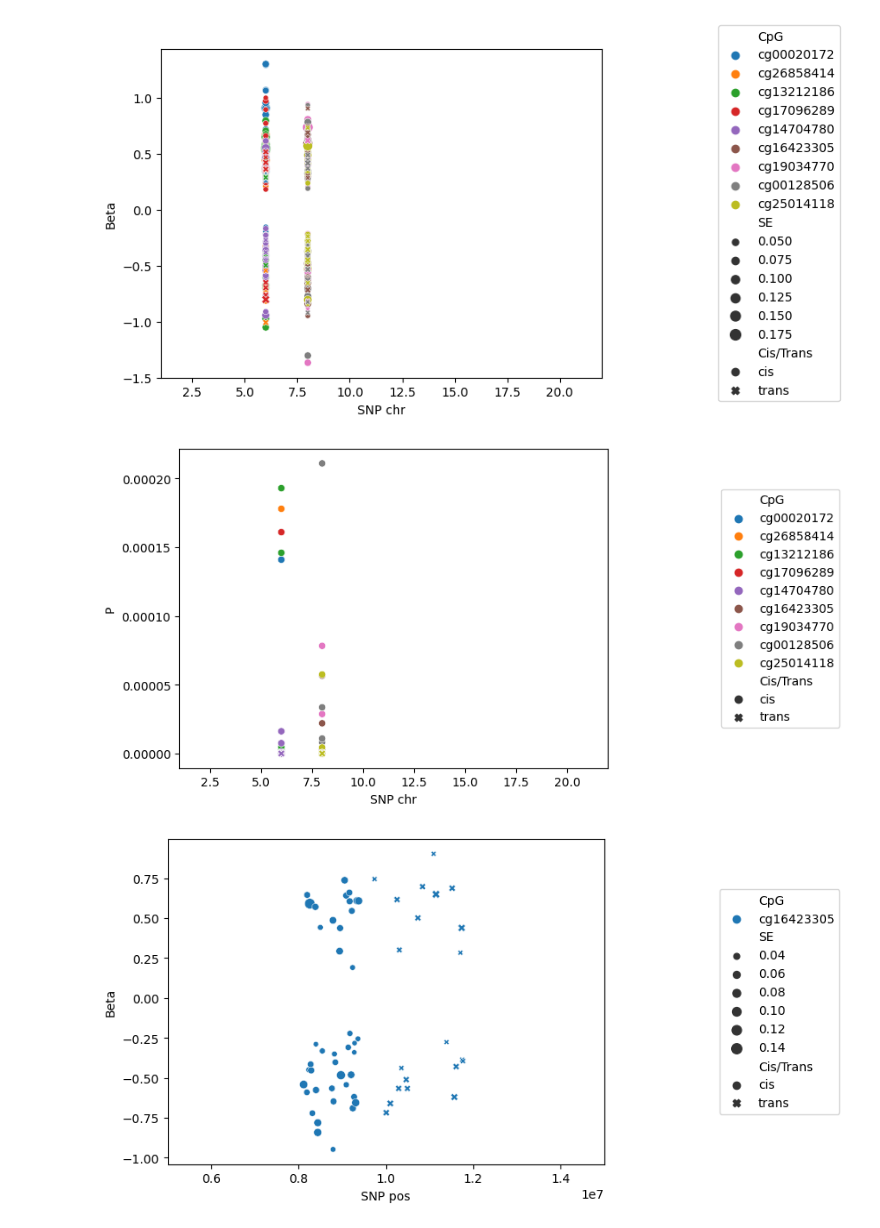
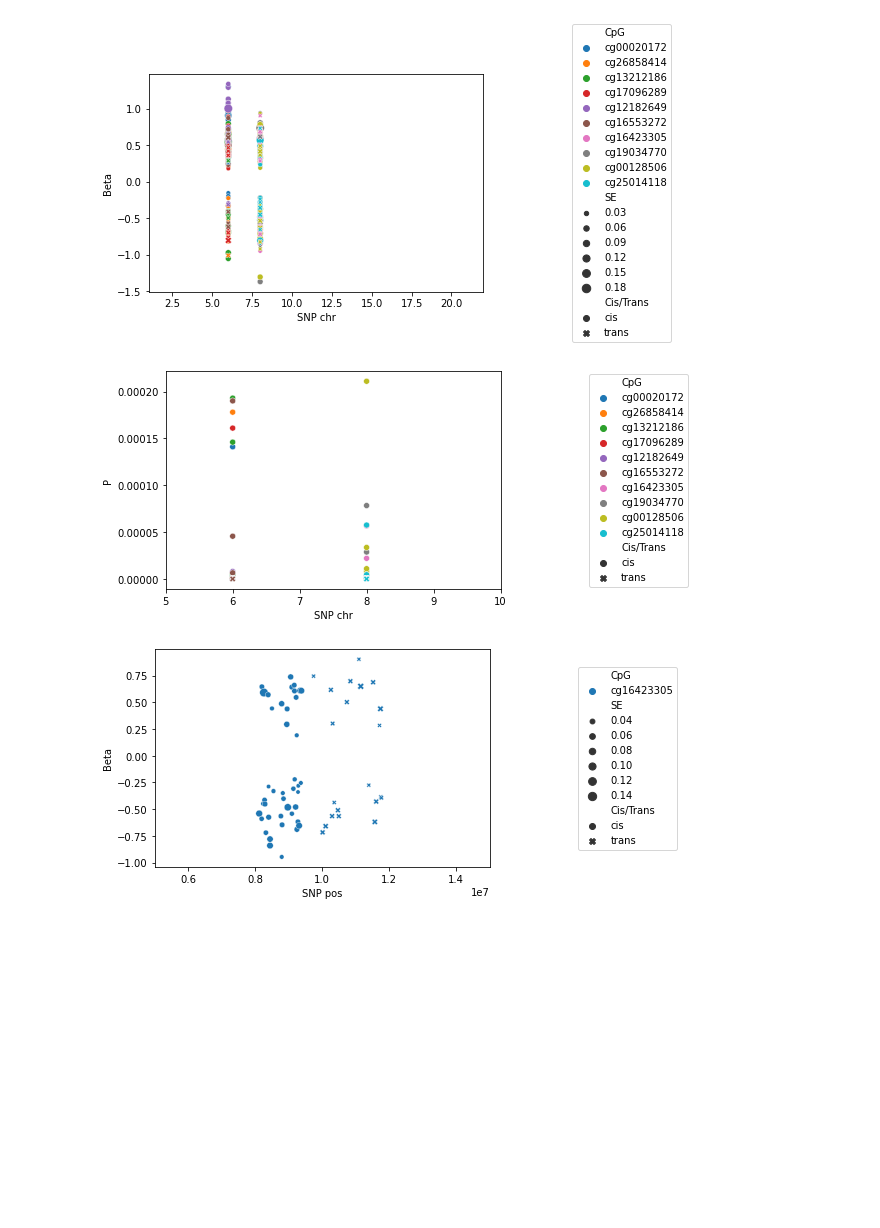
Before and after one commit to kcl-VATS/visPrototypes, a Jupyter notebook: manhattanPlotProt.ipynb, the cells around one changed output. Drawn from its saved outputs; the diff is of its cells as text; code cells hidden in the pictures; blank space fills up the shorter version.

```diff
--- a/manhattanPlotProt.ipynb
+++ b/manhattanPlotProt.ipynb
@@ -9,6 +10,8 @@ file_name = "ld_clump_assoc.txt"
 data = pd.read_csv(file_name,delimiter = "\t")
 # %%
 # plot function prototype
+
+# manhattan plot prototype
 
 def manhattan_plot(data:pd.DataFrame, # meqtl data
                    epi_pos: str = "SNP pos", # x-coordinate for manhattan plot (CpG/SNP pos,chr)
@@ -46,11 +49,20 @@ def manhattan_plot(data:pd.DataFrame, # meqtl data
 
     plot.set(xlim=(min_pos,max_pos)) # set xaxis limits
     plot.legend(loc='center left', bbox_to_anchor=(1.25, 0.5), ncol=1) # move legend outside plot
-    plt.show()  # show plot
+    return plot  # show plot
+
+
+# box-plot
+
+def box_plot(data:pd.DataFrame,assoc_type:str)->int:
+
+
+    return 0
 # %%
 # some parameters for examples
-cpg_ids = ["cg16423305", "cg00128506", "cg25014118", "cg13212186", "cg00020172",
-       "cg19034770", "cg26858414", "cg17096289", "cg14704780"] # cpgs with number of snps
+top_n = 10
+cpg_ids = [i[0] for i in Counter(data['CpG'].values).most_common()[:top_n]] # cpgs with highest number of snps
+snp_ids =  [i[0] for i in Counter(data['Top SNP'].values).most_common()[:top_n]]
 epi_pos = "SNP pos"
 sum_stat = "Beta"
 sum_stat_min = 0
@@ -80,19 +92,23 @@ manhattan_plot(data,
                assoc_type,
                cpg_ids)
 # %% [output]
-[figure, old version]
+[figure, new version]
 # %%
-manhattan_plot(data,
+a = manhattan_plot(data,
                "SNP chr",
                "P",
                sum_stat_min,
                None,
                assoc_type,
-               cpg_ids)
+               cpg_ids,
+               (5,10))
+
+fig =a.get_figure()
+fig.savefig("out.png",dpi=300,facecolor='white', edgecolor='white',bbox_inches='tight')
 # %% [output]
-[figure, old version]
+[figure, new version]
 # %%
-manhattan_plot(data,
+a = manhattan_plot(data,
                epi_pos,
                sum_stat,
                sum_stat_min,
@@ -100,5 +116,7 @@ manhattan_plot(data,
                assoc_type,
                ["cg16423305"],
                 x_range)
+fig =a.get_figure()
+fig.savefig("out.png",dpi=300,facecolor='white', edgecolor='white',bbox_inches='tight')
 # %% [output]
-[figure, old version]
+[figure, new version]
```
Also changed, not shown: parts of 12 cells of this notebook, 1 other file.
